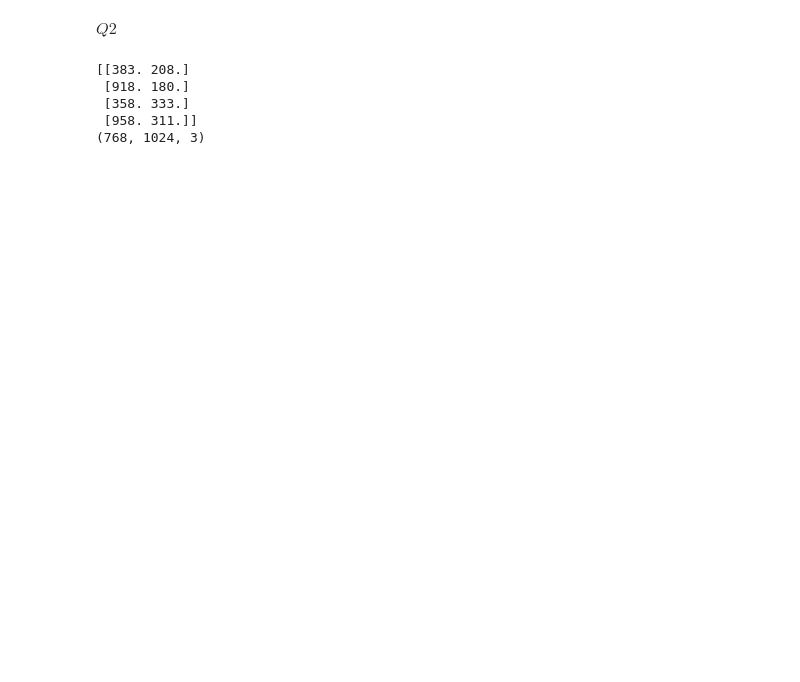
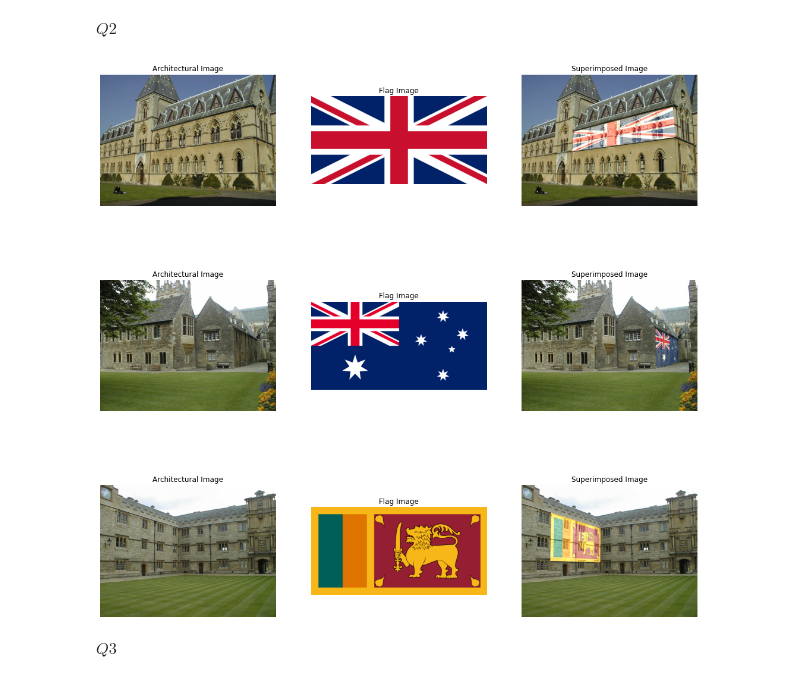
Before and after one commit to SasininduSV/EN2550-Assignment-02, a Jupyter notebook: 190648C_a02.ipynb, the cells around one changed output. Cells and saved outputs as stored; diff of their text form; code cells hidden in the pictures; blank space fills up the shorter version.

```diff
--- a/190648C_a02.ipynb
+++ b/190648C_a02.ipynb
@@ -106,47 +106,49 @@ plt.show()
 $Q2$
 # %%
 import cv2 as cv
+
 point_matrix = np.zeros((4,2),dtype=np.float32)
 
 counter = 0
 def mouseClicks(event,x,y,flags,params):
     global counter
     if event == cv.EVENT_LBUTTONDOWN:
         point_matrix[counter] = x,y
         counter = counter + 1
+    if counter==4:counter=0
 
-im = cv.imread(r'Assignment-02 Materials\003.jpg')
-assert im is not None
+def gettingPoints(im, win_name):
+    cv.imshow(win_name,im)
+    cv.setMouseCallback(win_name,mouseClicks)
+    cv.waitKey(0)
+    cv.destroyAllWindows()
 
-im1 = cv.imread(r'Assignment-02 Materials\Flag.png')
-assert im1 is not None
+def BGR2RGB(im):
+    return cv.cvtColor(im,cv.COLOR_BGR2RGB)
 
-im1=cv.resize(im1,(np.shape(im)[1],np.shape(im)[0]),interpolation = cv.INTER_AREA)
-# print(np.shape(im1))
-# print(np.shape(im))
-# cv.imshow('img',im1)
-# cv.waitKey(0)
-# cv.destroyAllWindows()
-cv.imshow('img',im)
-cv.setMouseCallback('img',mouseClicks)
-cv.waitKey(0)
-print(point_matrix)
-cv.destroyAllWindows()
+fig , ax = plt.subplots(3 , 3 ,figsize=(18,18))
 
-H = cv.getPerspectiveTransform(np.array([[0, 0],[np.shape(im1)[1],0],[0,np.shape(im1)[0]],[np.shape(im1)[1],np.shape(im1)[0]]],dtype=np.float32), point_matrix)
-warp = cv.warpPerspective(im1, H,(np.shape(im)[1],np.shape(im)[0]))
-print(np.shape(warp))
-# cv.imshow('img',warp)
-# cv.waitKey(0)
-# cv.destroyAllWindows()
+for j in range(1,4):
+    img = cv.imread(r'Assignment-02 Materials\im{}.jpg'.format(j))
+    assert img is not None
+    flag = cv.imread(r'Assignment-02 Materials\f{}.png'.format(j))
+    assert flag is not None
 
-result = cv.addWeighted(im, 0.8, warp, 0.2, 0.5)
-cv.imshow('img',result)
-cv.waitKey(0)
-cv.destroyAllWindows()
+    gettingPoints(img, 'img{}'.format(j))
+    H = cv.getPerspectiveTransform(np.array([[0, 0],[np.shape(flag)[1],0],[0,np.shape(flag)[0]],[np.shape(flag)[1],np.shape(flag)[0]]],dtype=np.float32), point_matrix)
+    warped_f = cv.warpPerspective(flag, H,(np.shape(img)[1],np.shape(img)[0]))
+    result = cv.addWeighted(img, 1, warped_f, 0.6, 0)
+
+    titles = ("Architectural Image" , "Flag Image", "Superimposed Image")
+
+    ax[j-1,0].imshow(BGR2RGB(img))
+    ax[j-1,1].imshow(BGR2RGB(flag))
+    ax[j-1,2].imshow(BGR2RGB(result))
+    for k in range(3):
+        ax[j-1,k].axis('off')
+        ax[j-1,k].set_title(titles[k])
+plt.show()
 # %% [output]
-[[383. 208.]
- [918. 180.]
- [358. 333.]
- [958. 311.]]
-(768, 1024, 3)
+[figure, added]
+# %% [markdown]
+$Q3$
```
Also changed, not shown: parts of 19 cells of this notebook, 15 other files.
